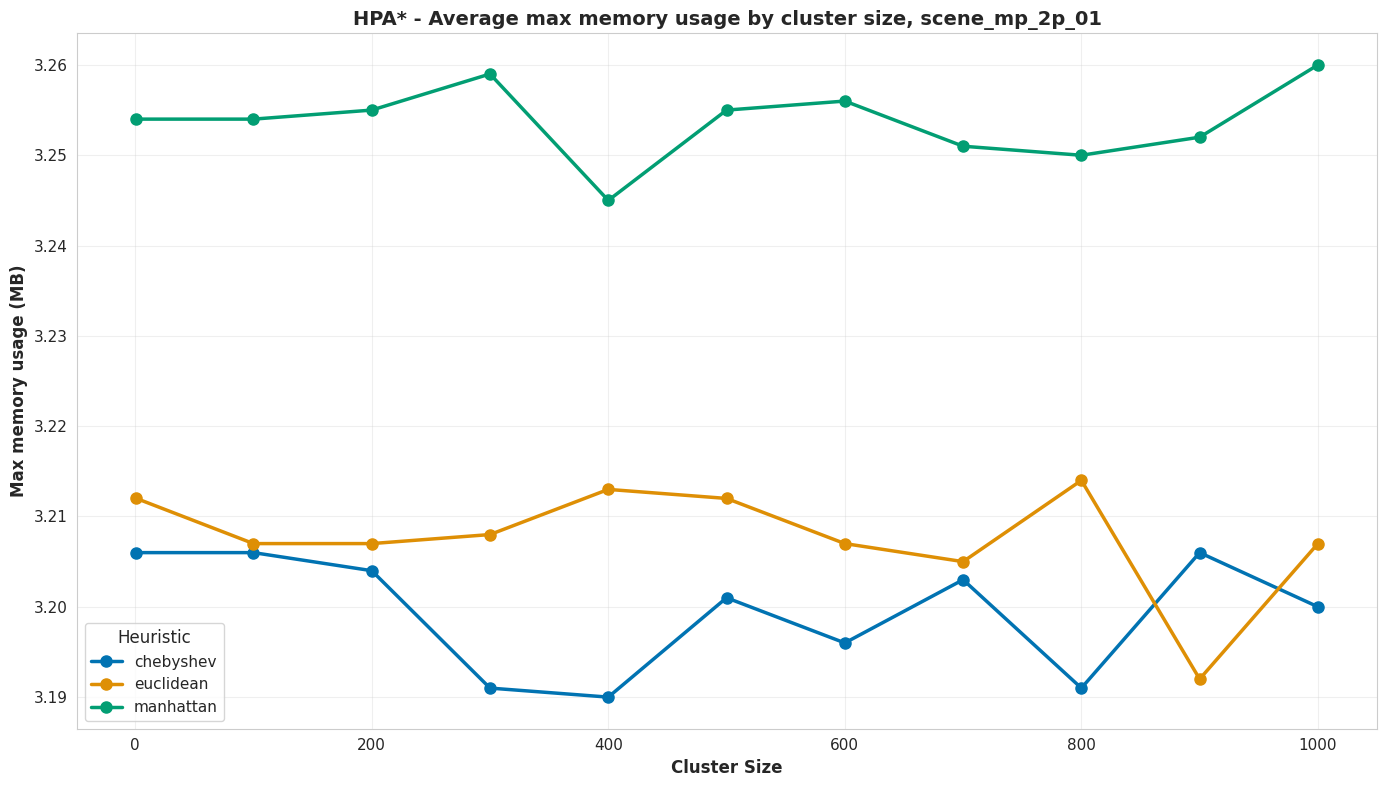
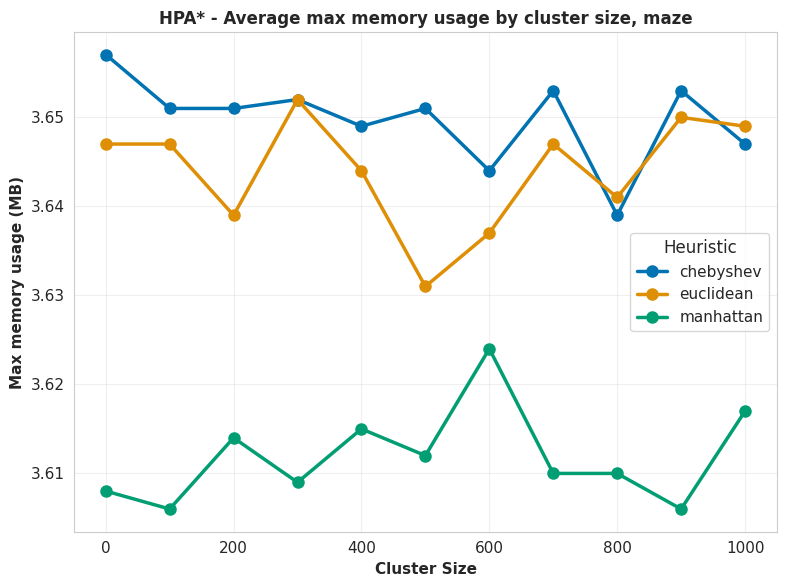
Code edit (unified diff) that turned the first committed figure into the second:
--- before
+++ after
@@ -1,5 +1,5 @@
 # Read all files in results/ starting with mp2
 results_path = Path('results')
-files = sorted(results_path.glob('mp2*.json'))
+files = sorted(results_path.glob('maze*.json'))
 
 # Load and combine data from all files
@@ -32,5 +32,5 @@
 
 # Plot max memory usage by cluster size, one line per heuristic
-fig, ax = plt.subplots(figsize=(14, 8))
+fig, ax = plt.subplots(figsize=(8, 6))
 
 for heuristic in sorted(df_grouped['heuristic'].unique()):
@@ -39,7 +39,7 @@
             marker='o', linewidth=2.5, markersize=8, label=heuristic)
 
-ax.set_xlabel('Cluster Size', fontsize=12, fontweight='bold')
-ax.set_ylabel('Max memory usage (MB)', fontsize=12, fontweight='bold')
-ax.set_title('HPA* - Average max memory usage by cluster size, scene_mp_2p_01', fontsize=14, fontweight='bold')
+ax.set_xlabel('Cluster Size', fontsize=11, fontweight='bold')
+ax.set_ylabel('Max memory usage (MB)', fontsize=11, fontweight='bold')
+ax.set_title('HPA* - Average max memory usage by cluster size, maze', fontsize=12, fontweight='bold')
 # ax.set_ylim([0, 3.5])
 ax.legend(title='Heuristic', fontsize=11, title_fontsize=12)

Commit: x